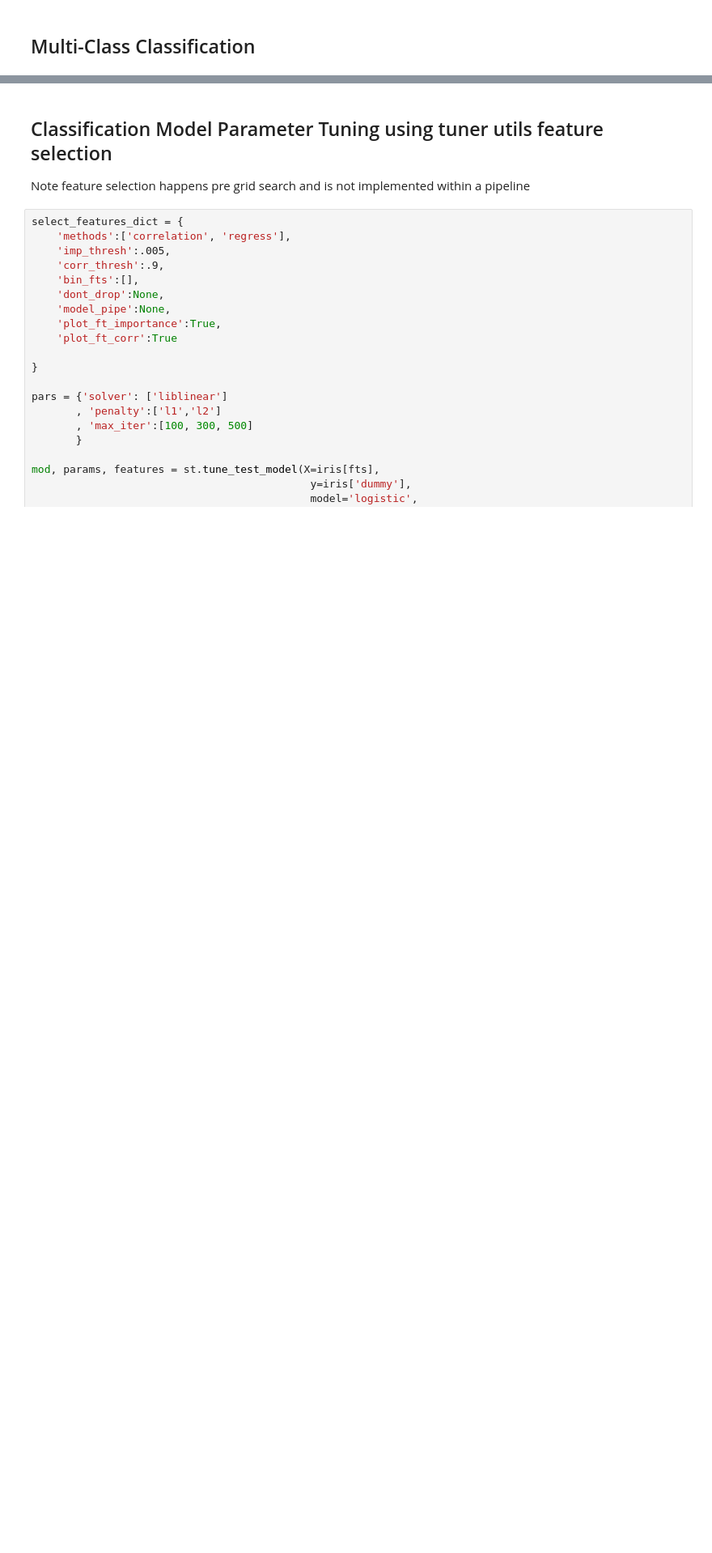
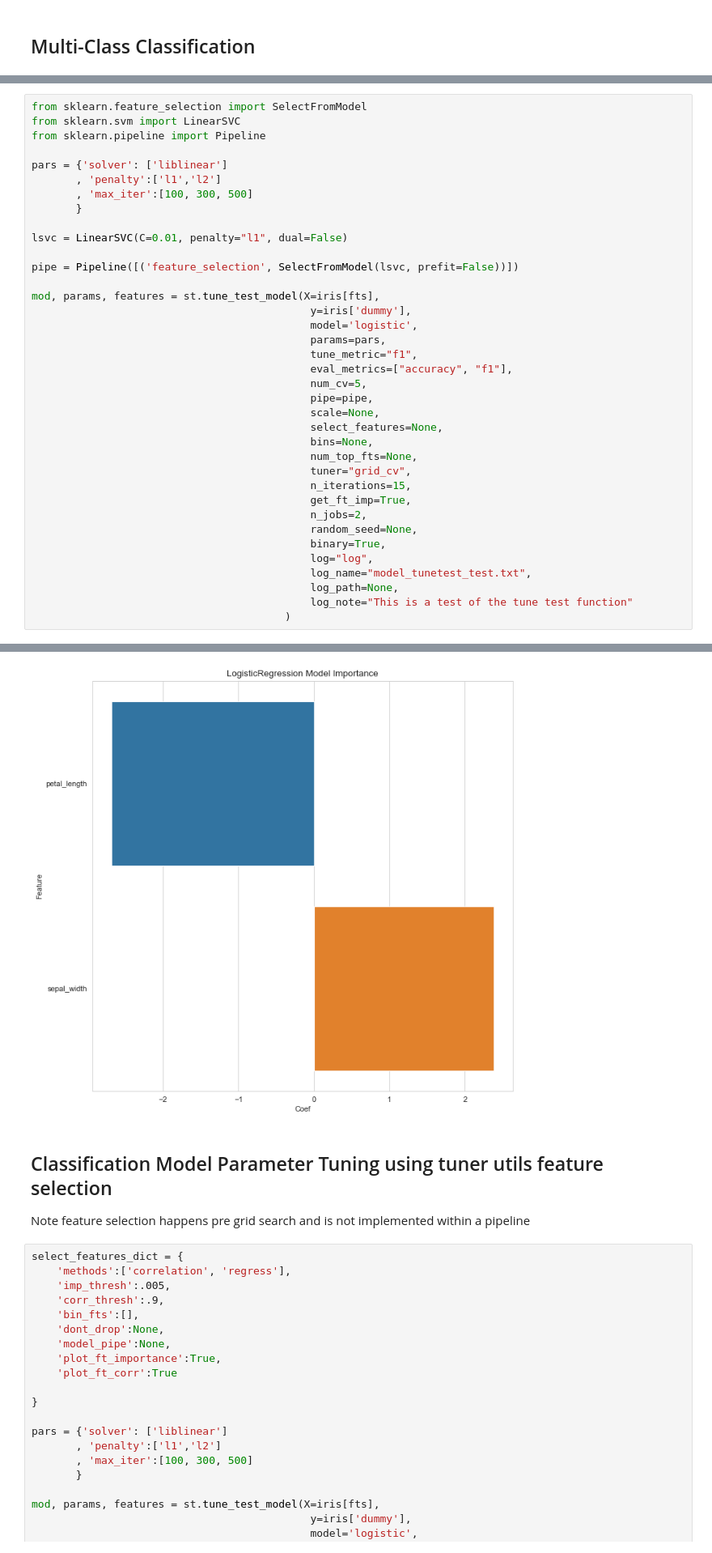
Before and after one commit to JFLandrigan/eagles, a Jupyter notebook: Supervised Tuning.ipynb, the cells around one changed output, grey strips where cells are left out. Shown at 81% size. Cells and saved outputs as stored; diff of their text form; blank space fills up the shorter version.

Commit message:
update for feature selection in pipeline

```diff
--- a/Supervised Tuning.ipynb
+++ b/Supervised Tuning.ipynb
@@ -168,0 +171,38 @@ weighted avg       1.00      1.00      1.00        30
+# %%
+from sklearn.feature_selection import SelectFromModel
+from sklearn.svm import LinearSVC
+from sklearn.pipeline import Pipeline
+
+pars = {'solver': ['liblinear']
+       , 'penalty':['l1','l2']
+       , 'max_iter':[100, 300, 500]
+       }
+
+lsvc = LinearSVC(C=0.01, penalty="l1", dual=False)
+
+pipe = Pipeline([('feature_selection', SelectFromModel(lsvc, prefit=False))])
+
+mod, params, features = st.tune_test_model(X=iris[fts],
+                                            y=iris['dummy'],
+                                            model='logistic',
+                                            params=pars,
+                                            tune_metric="f1",
+                                            eval_metrics=["accuracy", "f1"],
+                                            num_cv=5,
+                                            pipe=pipe,
+                                            scale=None,
+                                            select_features=None,
+                                            bins=None,
+                                            num_top_fts=None,
+                                            tuner="grid_cv",
+                                            n_iterations=15,
+                                            get_ft_imp=True,
+                                            n_jobs=2,
+                                            random_seed=None,
+                                            binary=True,
+                                            log="log",
+                                            log_name="model_tunetest_test.txt",
+                                            log_path=None,
+                                            log_note="This is a test of the tune test function"
+                                        )
+# %% [output]
@@ -169,3 +231,4 @@ weighted avg       1.00      1.00      1.00        30
+[figure, added]
 # %% [markdown]
 ## Classification Model Parameter Tuning using tuner utils feature selection
 Note feature selection happens pre grid search and is not implemented within a pipeline
```
Also changed, not shown: parts of 7 cells of this notebook, 3 other files.
